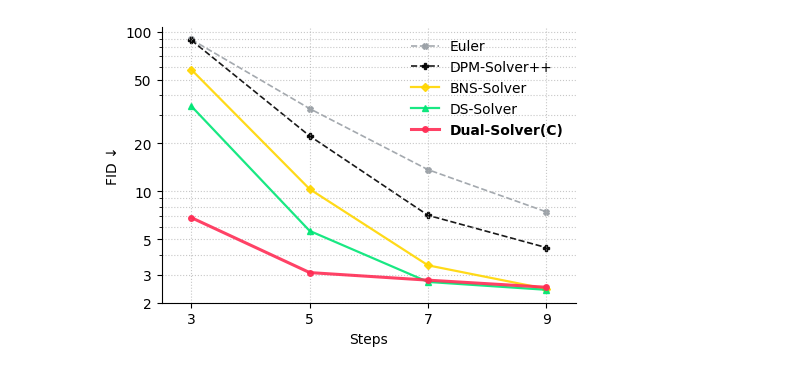
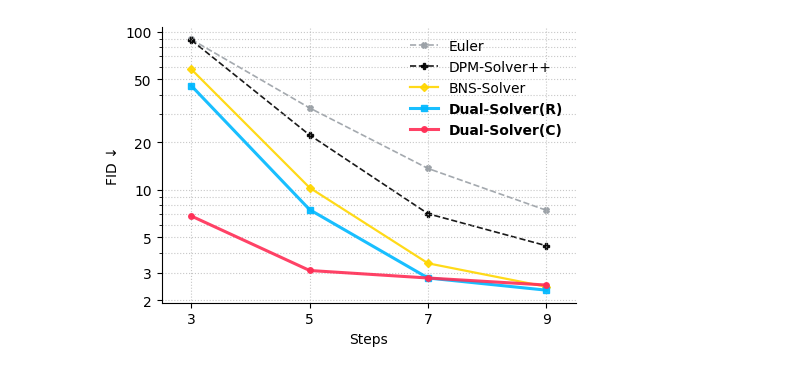
Before and after one commit to scpark20/logpx_samplers, a Jupyter notebook: paper/FID_CLIP/gmdit_fid.ipynb, the cells around one changed output. Cells and saved outputs as stored; diff of their text form; code cells hidden in the pictures.

```diff
--- a/paper/FID_CLIP/gmdit_fid.ipynb
+++ b/paper/FID_CLIP/gmdit_fid.ipynb
@@ -11,8 +11,8 @@ results = {
     "Euler":          np.array([89.33,  32.91, 13.64, 7.42]),
     "DPM-Solver++":   np.array([88.46,  22.19, 7.06, 4.43]),
     "BNS-Solver":     np.array([57.88, 10.31, 3.43, 2.44]),
-    "DS-Solver":      np.array([34.15, 5.64, 2.70, 2.41]),
-    #"Dual-Solver(R)": np.array([45.53, 7.49, 2.77, 2.32]),
+    #"DS-Solver":      np.array([34.15, 5.64, 2.70, 2.41]),
+    "Dual-Solver(R)": np.array([45.53, 7.49, 2.77, 2.32]),
     "Dual-Solver(C)": np.array([6.83, 3.09, 2.77, 2.50]),
 }
 
@@ -31,31 +31,31 @@ lines = {}
 for label, vals in results.items():
     st = style[label]
     (line,) = ax.plot(
         steps, vals,
         label=label, marker=st["marker"], linewidth=st["lw"],
         linestyle=st["ls"], color=st["color"], markersize=4, zorder=st["zorder"], alpha=0.9
     )
     lines[label] = line
 
 ax.set_xlabel("Steps")
 ax.set_ylabel("FID ↓")
 ax.set_xticks(steps)
 ax.set_xlim(2.5, 9.5)
 ax.set_yscale("log")
 yticks = [2, 3, 5, 10, 20, 50, 100]
 ax.set_yticks(yticks)
 ax.yaxis.set_major_formatter(FuncFormatter(lambda y, _ : f"{y:g}"))
 ax.yaxis.set_minor_formatter(NullFormatter())
 ax.grid(True, which="both", linestyle=":", linewidth=0.8, alpha=0.7)
 ax.spines["top"].set_visible(False)
 ax.spines["right"].set_visible(False)
 
 leg = ax.legend(handles=[lines[k] for k in results.keys()], frameon=False, loc="upper right")
 for txt in leg.get_texts():
     if txt.get_text().startswith("Dual-Solver"):
         txt.set_fontweight("bold")
 
 fig.tight_layout()
 plt.show()
 # %% [output]
-[figure, old version]
+[figure, new version]
```
Also changed, not shown: 7 other files.
